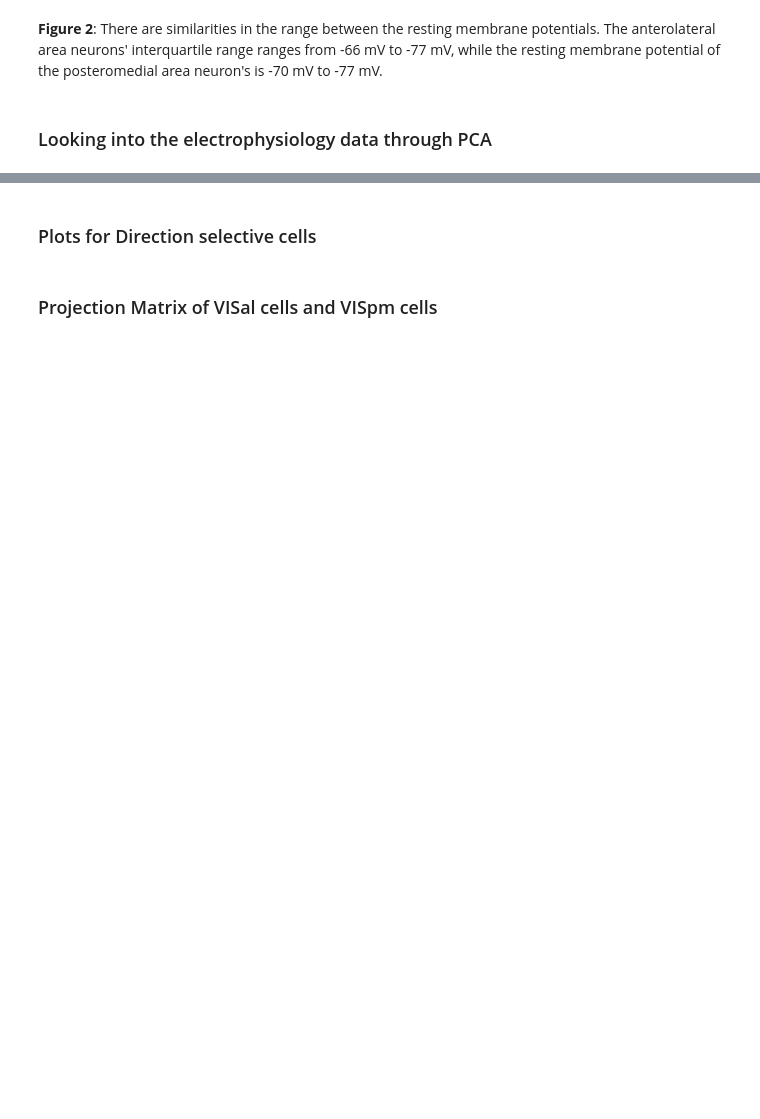
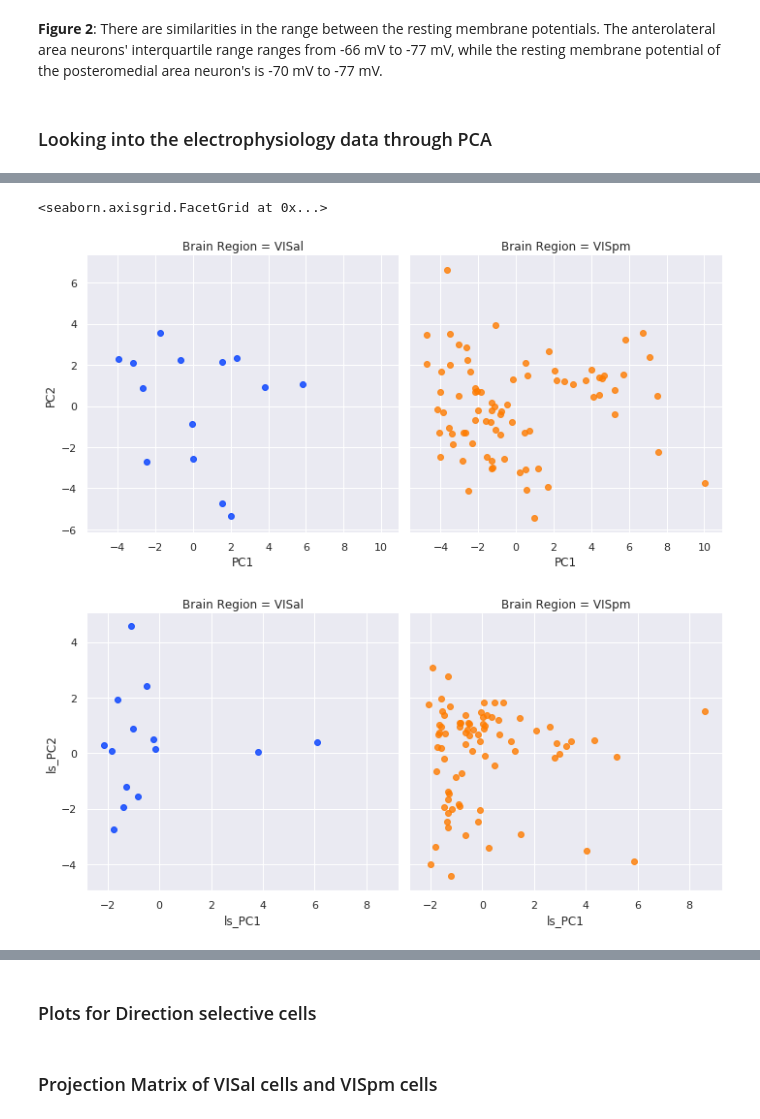
Before and after one commit to tthd0214/CellTypeProject, a Jupyter notebook: FinalProject/BIPN 162 Final Project Group 8.ipynb, the cells around one changed output, grey strips where cells are left out. Drawn from its saved outputs; the diff is of its cells as text; code cells hidden in the pictures; blank space fills up the shorter version.

Commit message:
PCA plots

```diff
--- a/FinalProject/BIPN 162 Final Project Group 8.ipynb
+++ b/FinalProject/BIPN 162 Final Project Group 8.ipynb
@@ -329,3 +340,15 @@ Index(['reporter_status', 'cell_soma_location', 'species', 'name',
+# %%
+ephys_list_long_square = ['adaptation', 'avg_isi', 'f_i_curve_slope',
+       'fast_trough_t_long_square',
+       'input_resistance_mohm', 'latency',
+       'peak_t_long_square',
+       'threshold_i_long_square',
+       'threshold_t_long_square',
+       'threshold_v_long_square',
+       'trough_t_long_square',
+       'trough_v_long_square',
+       'upstroke_downstroke_ratio_long_square',
+       'vrest']
 # %%
 # Collecting related visual area data from Allen Brain Observatory
 
@@ -673,5 +829,4 @@ plt.colorbar()
 # %%
-from sklearn.decomposition import PCA
 pca = PCA(n_components = 5)
 X_2D = pca.fit_transform(visalpm_ephys)
 visalpm_ephys_name['PC1'] = X_2D[:,0]
@@ -679,8 +834,20 @@ visalpm_ephys_name['PC2'] = X_2D[:,1]
 visalpm_ephys_name['PC3'] = X_2D[:,2]
 visalpm_ephys_name['PC4'] = X_2D[:,3]
 visalpm_ephys_name['PC5'] = X_2D[:,4]
+
+X_2D_ls = pca.fit_transform(visalpm_ephys.loc[:, ephys_list_long_square])
+visalpm_ephys_name['ls_PC1'] = X_2D_ls[:,0]
+visalpm_ephys_name['ls_PC2'] = X_2D_ls[:,1]
+visalpm_ephys_name['ls_PC3'] = X_2D_ls[:,2]
+visalpm_ephys_name['ls_PC4'] = X_2D_ls[:,3]
+visalpm_ephys_name['ls_PC5'] = X_2D_ls[:,4]
 # %%
-sns.lmplot("PC1", "PC2", hue='Brain Region', data=visalpm_ephys_name, fit_reg=False)
+sns.lmplot("PC1", "PC2", hue ='Brain Region',col='Brain Region', data=visalpm_ephys_name, fit_reg=False)
+sns.lmplot("ls_PC1", "ls_PC2", hue='Brain Region',col='Brain Region' , data=visalpm_ephys_name, fit_reg=False)
+# %% [output]
+<seaborn.axisgrid.FacetGrid at 0x...>
+[figure, added]
+[figure, added]
 # %%
 plt.figure(figsize = (5,5))
 
```
Also changed, not shown: parts of 25 cells of this notebook.
